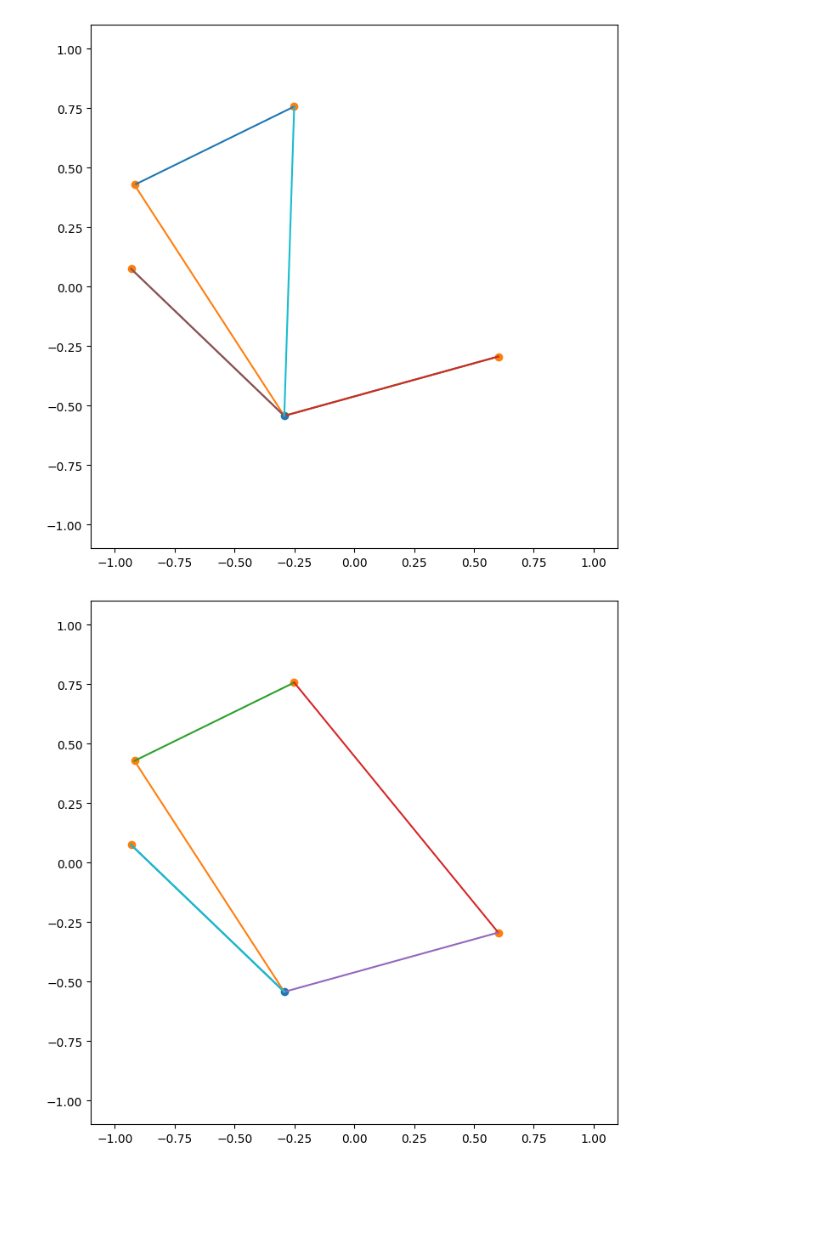
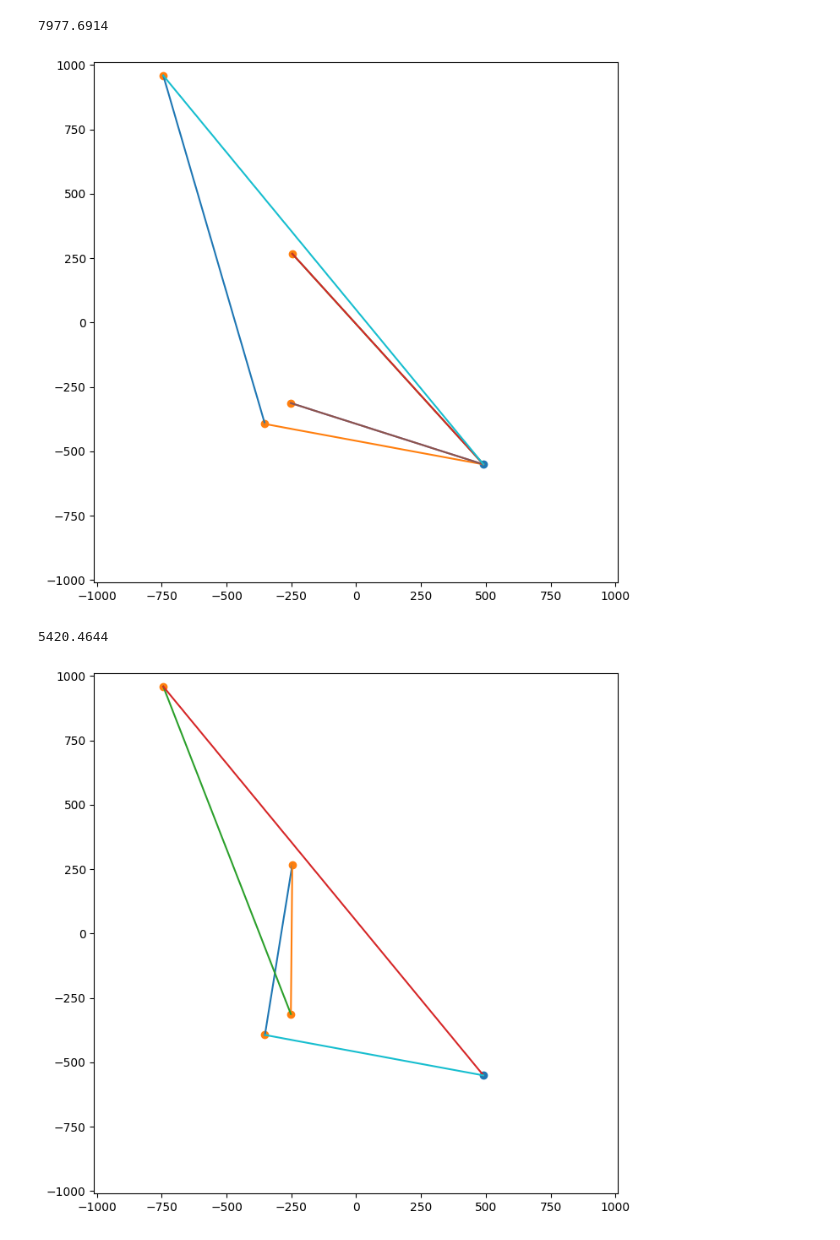
Before and after one commit to dbugajny/VRP-RL, a Jupyter notebook: test_db_with_critic.ipynb, the cells around one changed output. Drawn from its saved outputs; the diff is of its cells as text; code cells hidden in the pictures; blank space fills up the shorter version.

```diff
--- a/test_db_with_critic.ipynb
+++ b/test_db_with_critic.ipynb
@@ -11,11 +11,11 @@ from utils import make_simulation_plot, run_environment_simulation, calculate_fu
 import or_tools
 # %%
 n_samples_train = 3000
-n_samples_test = 50
+n_samples_test = 10
 n_locations = 5
 n_steps = n_locations * 2
 max_demand = 10
-max_capacity = 50
+max_capacity = 12
 n_epochs = 200
 approximation_level = 10
 
@@ -78,13 +63,13 @@ for _ in tqdm(range(n_epochs)):
         critic_estimation_train = critic(env_train_process, tf.convert_to_tensor(actions_for_critic_train))
 
         full_distance_train = calculate_full_distance(tf.convert_to_tensor(actions_approximation_train))
-        loss_train = tf.reduce_sum(full_distance_train)
+        loss_train = tf.reduce_mean(full_distance_train)
 
         full_distance_test = calculate_full_distance(tf.convert_to_tensor(actions_approximation_test))
-        loss_test = tf.reduce_sum(full_distance_test)
+        loss_test = tf.reduce_mean(full_distance_test)
 
         full_distance_test_random = calculate_full_distance(tf.convert_to_tensor(actions_approximation_test_random))
-        loss_test_random = tf.reduce_sum(full_distance_test_random)
+        loss_test_random = tf.reduce_mean(full_distance_test_random)
 
         losses_train.append(loss_train)
         losses_test.append(loss_test)
@@ -92,7 +77,7 @@ for _ in tqdm(range(n_epochs)):
 
         advantage_train = full_distance_train - critic_estimation_train
         loss_train_advantage = loss_train * advantage_train
-        loss_train_critic = advantage_train**2
+        loss_train_critic = advantage_train ** 2
         critic_losses_train.append(loss_train_critic)
 
     all_actions_approximation_train.append(actions_approximation_train)
@@ -147,2 +158,3 @@ plt.show()
 # %%
-sample_id = 10
+sample_id = 1
+results_or_tools[sample_id]
@@ -149,16 +175,16 @@ sample_id = 10
 # %%
-epoch_id = 0
-
-# l1 = calculate_loss(tf_all_actions_real[epoch_id, :, sample_id:sample_id+1, :])
-# print(l1.numpy())
-make_simulation_plot(env_train_process.locations[sample_id], tf_all_actions_real_train[epoch_id, :, sample_id])
+# TEST SET - 0 EPOCH
+l1 = calculate_full_distance(tf.convert_to_tensor(tf_all_actions_approximation_test)[0, :, sample_id])
+print(l1.numpy())
+make_simulation_plot(env_test_process.locations[sample_id], tf_all_actions_real_test[0, :, sample_id])
 # %% [output]
+7977.6914
-[figure, old version]
+[figure, new version]
 # %%
-epoch_id = -1
-
-# l1 = calculate_loss(tf_all_actions_real[epoch_id, :, sample_id:sample_id+1, :])
-# print(l1.numpy())
-make_simulation_plot(env_train_process.locations[sample_id], tf_all_actions_real_train[epoch_id, :, sample_id])
+# TEST SET - LAST EPOCH
+l1 = calculate_full_distance(tf.convert_to_tensor(tf_all_actions_approximation_test)[-1, :, sample_id])
+print(l1.numpy())
+make_simulation_plot(env_test_process.locations[sample_id], tf_all_actions_real_test[-1, :, sample_id])
 # %% [output]
+5420.4644
-[figure, old version]
+[figure, new version]
```
Also changed, not shown: parts of 18 cells of this notebook, 4 other files.
